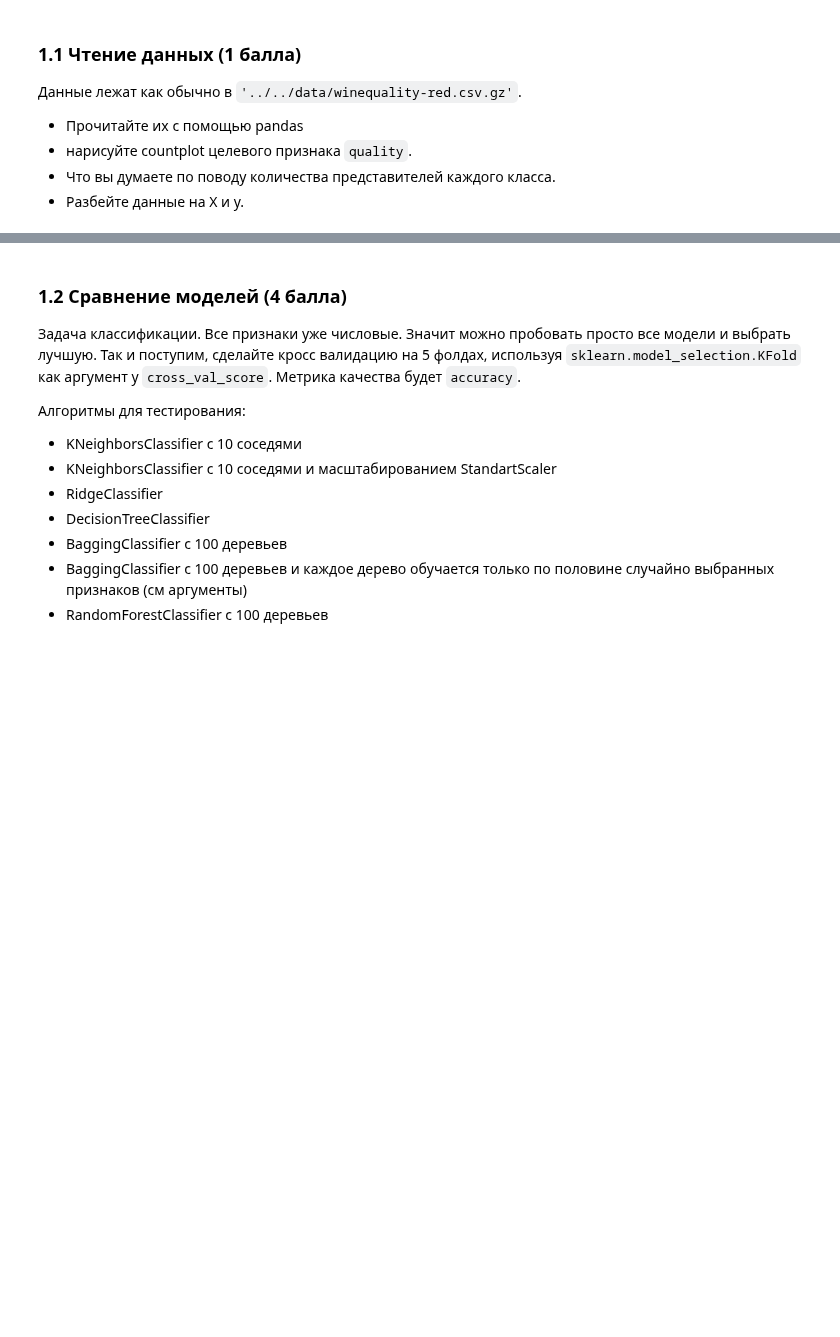
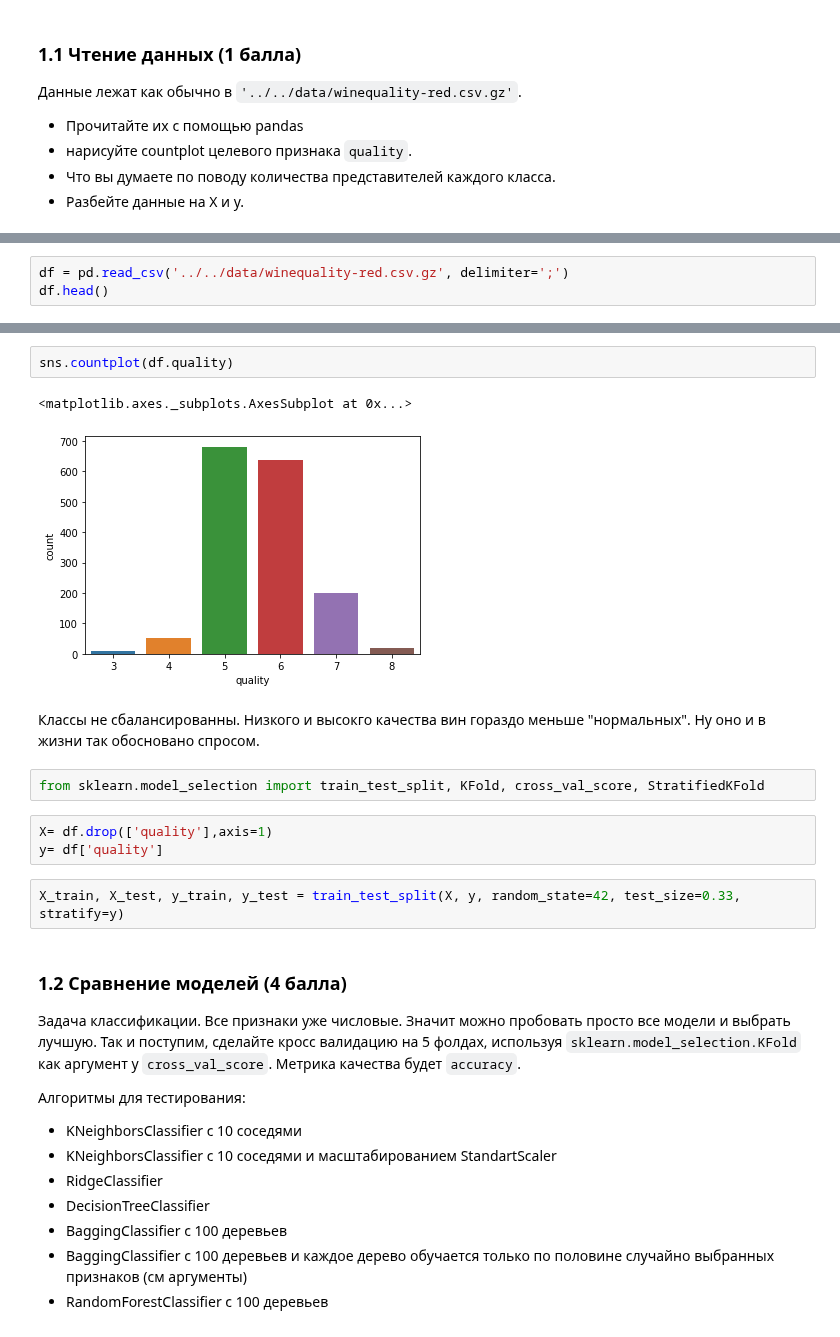
Before and after one commit to D7nis/Course-ML-Classic, a Jupyter notebook: Practice/8. Решающие деревья/08-decision-trees_DDA.ipynb, the cells around one changed output, grey strips where cells are left out. Cells and saved outputs as stored; diff of their text form; blank space fills up the shorter version.

```diff
--- a/Practice/8. Решающие деревья/08-decision-trees_DDA.ipynb
+++ b/Practice/8. Решающие деревья/08-decision-trees_DDA.ipynb
@@ -33,0 +41,3 @@
+# %%
+df = pd.read_csv('../../data/winequality-red.csv.gz', delimiter=';')
+df.head()
@@ -34,3 +73,17 @@
+# %%
+sns.countplot(df.quality)
+# %% [output]
+<matplotlib.axes._subplots.AxesSubplot at 0x...>
+[figure, added]
+# %% [markdown]
+Классы не сбалансированны. Низкого и высокго качества вин гораздо меньше "нормальных". Ну оно и в жизни так обосновано спросом.
+# %%
+from sklearn.model_selection import train_test_split, KFold, cross_val_score, StratifiedKFold
+# %%
+X= df.drop(['quality'],axis=1)
+y= df['quality']
+# %%
+X_train, X_test, y_train, y_test = train_test_split(X, y, random_state=42, test_size=0.33, stratify=y)
 # %% [markdown]
 ### 1.2 Сравнение моделей (4 балла)
 
```
Also changed, not shown: parts of 40 cells of this notebook, 1 other file.
